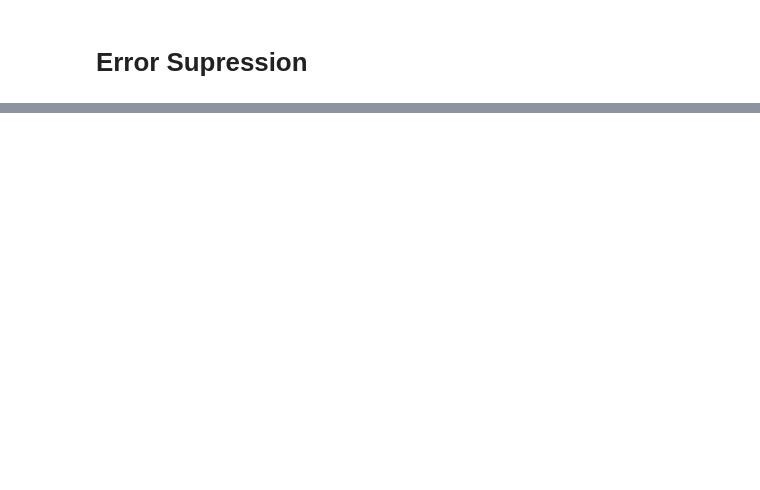
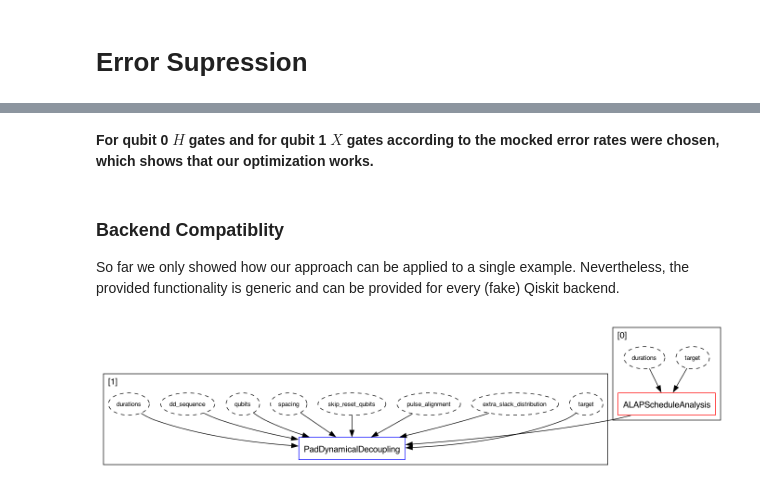
Before and after one commit to KIT-TVA/qiskit-hackathon-2025, a Jupyter notebook: ErrorSupression_Notebook.ipynb, the cells around one changed output, grey strips where cells are left out. Drawn from its saved outputs; the diff is of its cells as text; code cells hidden in the pictures; blank space fills up the shorter version.

```diff
--- a/ErrorSupression_Notebook.ipynb
+++ b/ErrorSupression_Notebook.ipynb
@@ -36,0 +262,21 @@ Each step is detailed below with corresponding code examples:
+# %% [markdown]
+**For qubit 0 $H$ gates and for qubit 1 $X$ gates according to the mocked error rates were chosen, which shows that our optimization works.**
+# %% [markdown]
+### Backend Compatiblity
+So far we only showed how our approach can be applied to a single example. Nevertheless, the provided functionality is generic and can be provided for every (fake) Qiskit backend.
+# %%
+backend = FakeArmonkV2() # 1 qubit -> 2 passes
+target=backend.target
+durations = target.durations()
+
+# Get target specific errors
+errors = get_errors(target)
+
+# Create pass manager
+scheduling = PassManager()
+scheduling = add_dyn_decoupling(scheduling, target, errors, durations)
+
+# Show created pass manager
+scheduling.draw()
+# %% [output]
+[figure, added]
```
Also changed, not shown: parts of 28 cells of this notebook, 2 other files.
